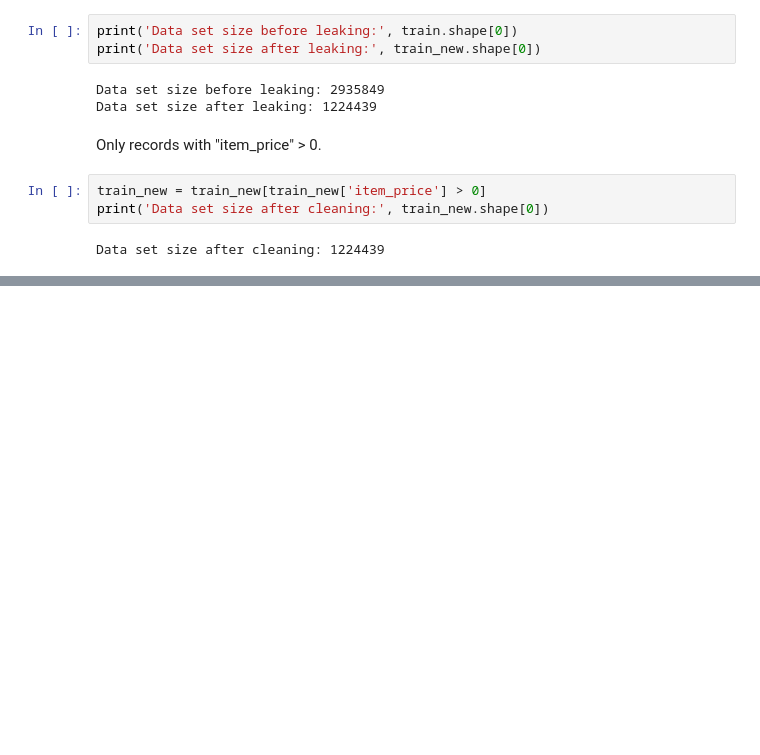
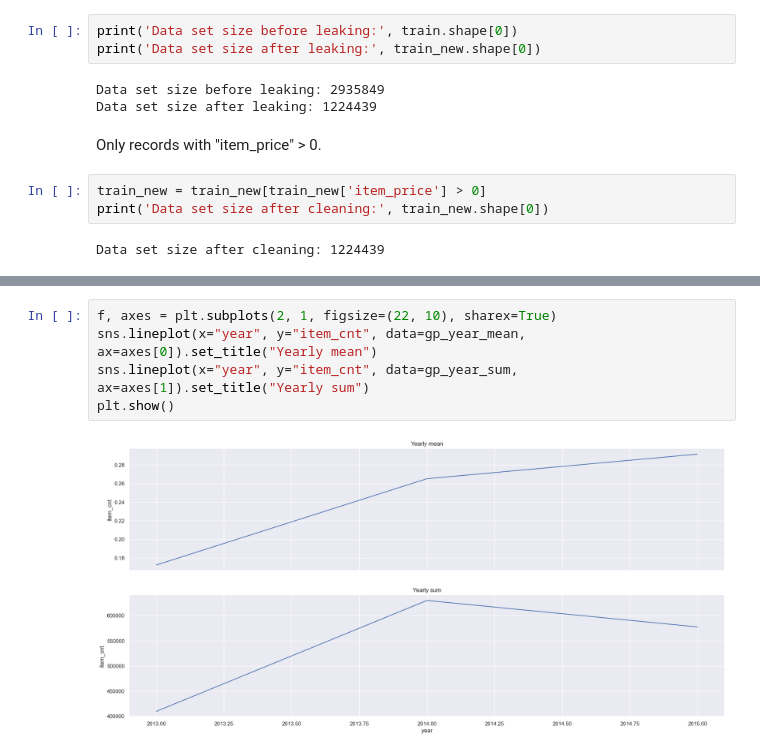
Before and after one commit to ionahu08/StoreSalesForecasting, a Jupyter notebook: Competition/Code/EDA and Feature Engineer.ipynb, the cells around one changed output, grey strips where cells are left out. Saved outputs shown, nothing was run; the diff lists cells and outputs as text; blank space fills up the shorter version.

```diff
--- a/Competition/Code/EDA and Feature Engineer.ipynb
+++ b/Competition/Code/EDA and Feature Engineer.ipynb
@@ -166,0 +278,7 @@ Data set size after cleaning: 1224439
+# %%
+f, axes = plt.subplots(2, 1, figsize=(22, 10), sharex=True)
+sns.lineplot(x="year", y="item_cnt", data=gp_year_mean, ax=axes[0]).set_title("Yearly mean")
+sns.lineplot(x="year", y="item_cnt", data=gp_year_sum, ax=axes[1]).set_title("Yearly sum")
+plt.show()
+# %% [output]
+[figure, added]
```
Also changed, not shown: parts of 21 cells of this notebook.
